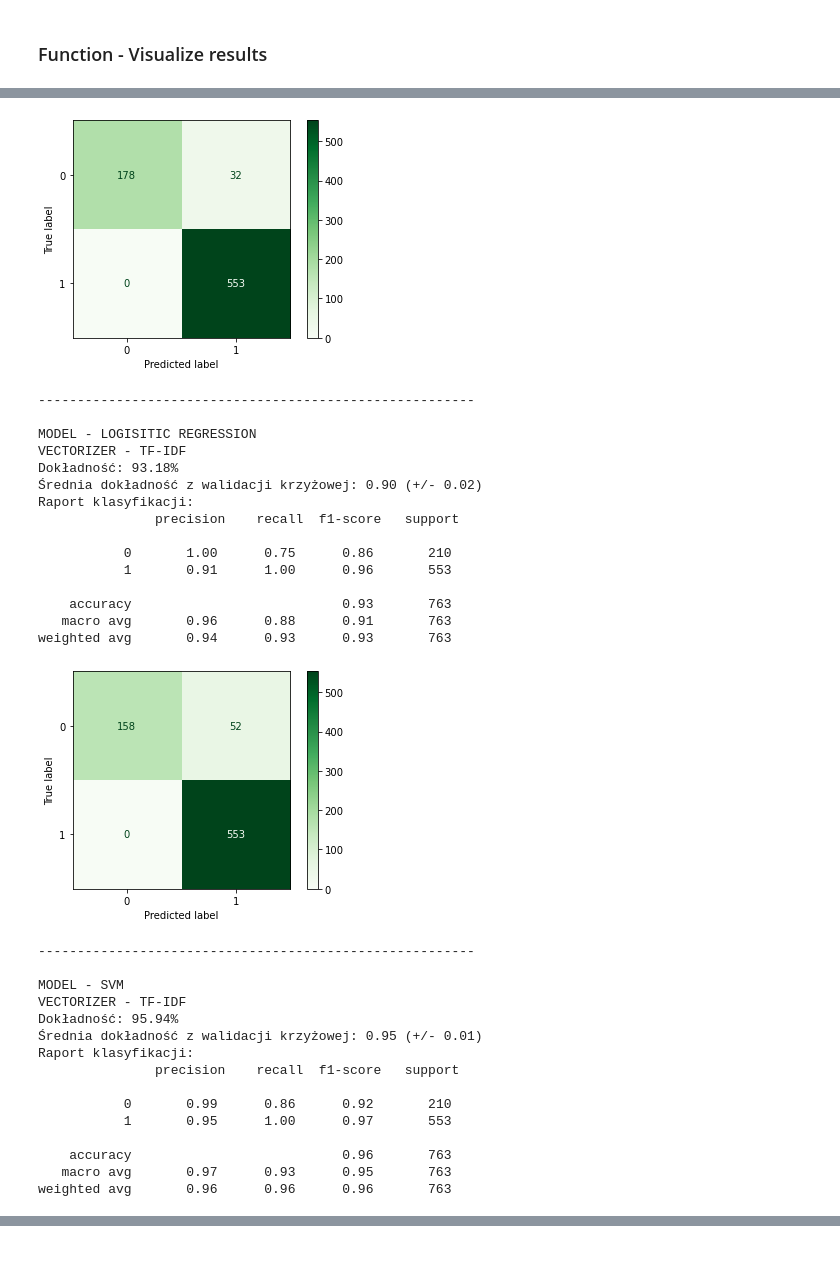
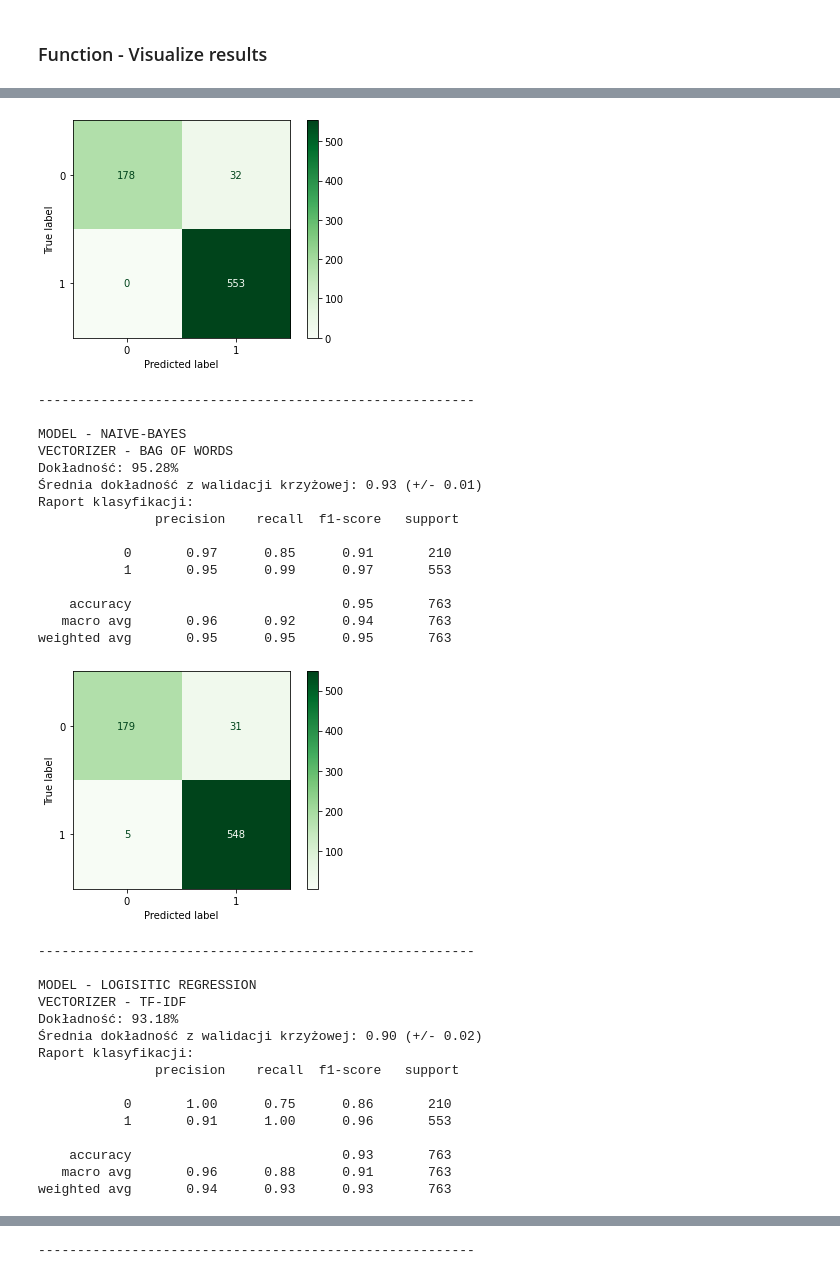
Before and after one commit to Qwerty06280/Detekcja_mowy_nienawisci, a Jupyter notebook: Models.ipynb, the cells around one changed output, grey strips where cells are left out. Cells and saved outputs as stored; diff of their text form; code cells hidden in the pictures.

```diff
--- a/Models.ipynb
+++ b/Models.ipynb
@@ -156,6 +158,9 @@ def make_predictions(data, comments_col = 'Final_comment', target_col = 'Is_toxi
     # SVM
     elif model_name == 'SVM':
         model = SVC()
+    # Naive-Bayes
+    elif model_name == 'Naive-Bayes':
+        model = MultinomialNB()
     else:
         raise ValueError('Wrong model_name')
 
@@ -198,6 +203,15 @@ svm_pred = make_predictions(data = df,
                             target_col  = 'Is_toxic',
                             vectoraizer_name = 'Bag of Words',
                             model_name = 'SVM',
+                            stop_words = polish_stop_words,
+                            test_size = 0.2,
+                            n_splits=5)
+
+nb_pred = make_predictions(data = df,
+                            comments_col = 'Final_comment',
+                            target_col  = 'Is_toxic',
+                            vectoraizer_name = 'Bag of Words',
+                            model_name = 'Naive-Bayes',
                             stop_words = polish_stop_words,
                             test_size = 0.2,
                             n_splits=5)
@@ -220,6 +234,15 @@ svm_pred_idf = make_predictions(data = df,
                             stop_words = polish_stop_words,
                             test_size = 0.2,
                             n_splits=5)
+
+nb_pred_idf = make_predictions(data = df,
+                            comments_col = 'Final_comment',
+                            target_col  = 'Is_toxic',
+                            vectoraizer_name = 'TF-IDF',
+                            model_name = 'Naive-Bayes',
+                            stop_words = polish_stop_words,
+                            test_size = 0.2,
+                            n_splits=5)
 # %%
 visualize_results(y_test = logReg_pred[0],
                  predictions = logReg_pred[1],
@@ -233,6 +256,12 @@ visualize_results(y_test = svm_pred[0],
                  model_name = 'SVM',
                  vectorizer_name = 'Bag of Words')
 
+visualize_results(y_test = nb_pred[0],
+                 predictions = nb_pred[1],
+                 cv_scores = nb_pred[2],
+                 model_name = 'Naive-Bayes',
+                 vectorizer_name = 'Bag of Words')
+
 visualize_results(y_test = logReg_pred_idf[0],
                  predictions = logReg_pred_idf[1],
                  cv_scores = logReg_pred_idf[2],
@@ -244,6 +273,12 @@ visualize_results(y_test = svm_pred_idf[0],
                  cv_scores = svm_pred_idf[2],
                  model_name = 'SVM',
                  vectorizer_name = 'TF-IDF')
+
+visualize_results(y_test = nb_pred_idf[0],
+                 predictions = nb_pred_idf[1],
+                 cv_scores = nb_pred_idf[2],
+                 model_name = 'Naive-Bayes',
+                 vectorizer_name = 'TF-IDF')
 # %% [output]
 MODEL - LOGISITIC REGRESSION
 VECTORIZER - BAG OF WORDS
@@ -254,55 +289,55 @@ Raport klasyfikacji:
 
            0       0.99      0.84      0.91       210
            1       0.94      1.00      0.97       553
 
     accuracy                           0.95       763
    macro avg       0.97      0.92      0.94       763
 weighted avg       0.96      0.95      0.95       763
 [figure]
 --------------------------------------------------------
 
 MODEL - SVM
 VECTORIZER - BAG OF WORDS
 Dokładność: 95.81%
 Średnia dokładność z walidacji krzyżowej: 0.94 (+/- 0.01)
 Raport klasyfikacji:
                precision    recall  f1-score   support
 
            0       1.00      0.85      0.92       210
            1       0.95      1.00      0.97       553
 
     accuracy                           0.96       763
    macro avg       0.97      0.92      0.94       763
 weighted avg       0.96      0.96      0.96       763
 [figure]
 --------------------------------------------------------
 
-MODEL - LOGISITIC REGRESSION
-VECTORIZER - TF-IDF
-Dokładność: 93.18%
-Średnia dokładność z walidacji krzyżowej: 0.90 (+/- 0.02)
+MODEL - NAIVE-BAYES
+VECTORIZER - BAG OF WORDS
+Dokładność: 95.28%
+Średnia dokładność z walidacji krzyżowej: 0.93 (+/- 0.01)
 Raport klasyfikacji:
                precision    recall  f1-score   support
 
-           0       1.00      0.75      0.86       210
-           1       0.91      1.00      0.96       553
+           0       0.97      0.85      0.91       210
+           1       0.95      0.99      0.97       553
 
-    accuracy                           0.93       763
-   macro avg       0.96      0.88      0.91       763
-weighted avg       0.94      0.93      0.93       763
+    accuracy                           0.95       763
+   macro avg       0.96      0.92      0.94       763
+weighted avg       0.95      0.95      0.95       763
-[figure, old version]
+[figure, new version]
 --------------------------------------------------------
 
-MODEL - SVM
+MODEL - LOGISITIC REGRESSION
 VECTORIZER - TF-IDF
-Dokładność: 95.94%
-Średnia dokładność z walidacji krzyżowej: 0.95 (+/- 0.01)
+Dokładność: 93.18%
+Średnia dokładność z walidacji krzyżowej: 0.90 (+/- 0.02)
 Raport klasyfikacji:
                precision    recall  f1-score   support
 
-           0       0.99      0.86      0.92       210
-           1       0.95      1.00      0.97       553
+           0       1.00      0.75      0.86       210
+           1       0.91      1.00      0.96       553
 
-    accuracy                           0.96       763
-   macro avg       0.97      0.93      0.95       763
-weighted avg       0.96      0.96      0.96       763
+    accuracy                           0.93       763
+   macro avg       0.96      0.88      0.91       763
+weighted avg       0.94      0.93      0.93       763
@@ -311,3 +377,4 @@ weighted avg       0.96      0.96      0.96       763
+--------------------------------------------------------
 # %%
 df_added_pred = df.loc[list(logReg_pred[0].index)]
 df_added_pred['prediction']=logReg_pred[1]
```
Also changed, not shown: parts of 2 cells of this notebook, 3 other files.
